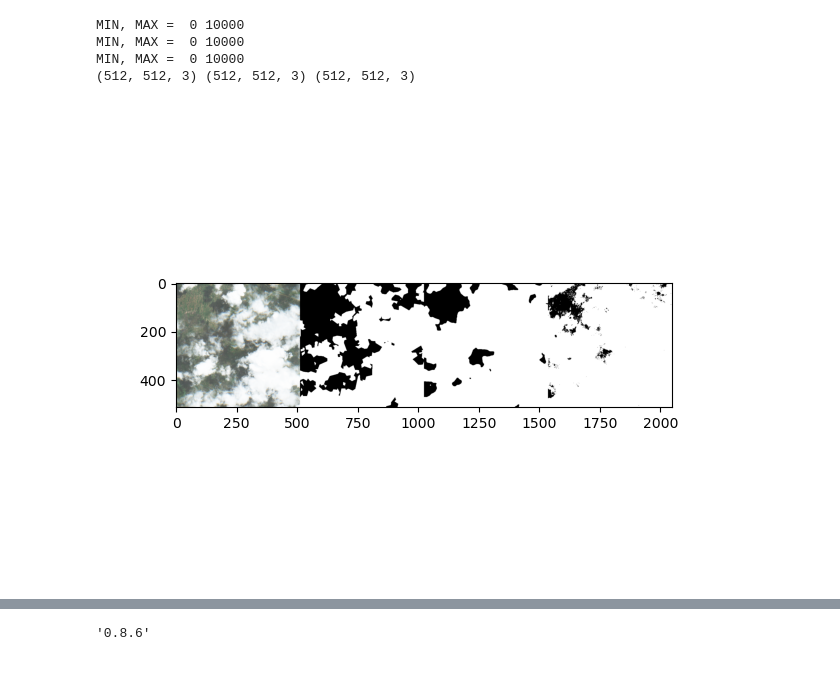
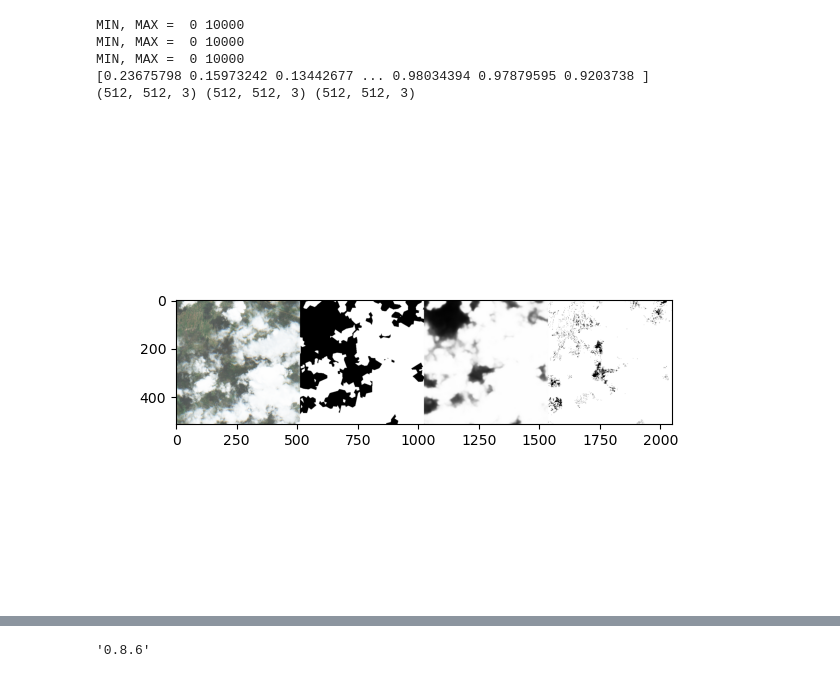
Before and after one commit to georgestein/cloud-segmentation, a Jupyter notebook: notebooks/interactive_worldmap.ipynb, the cells around one changed output, grey strips where cells are left out. Cells and saved outputs as stored; diff of their text form; code cells hidden in the pictures.

```diff
--- a/notebooks/interactive_worldmap.ipynb
+++ b/notebooks/interactive_worldmap.ipynb
@@ -230,36 +233,39 @@ def load_image_and_pred_from_index(index, include_gbm=True):
         true_color_band(B04),
         true_color_band(B03),
         true_color_band(B02),
     ],
         axis=-1).astype(np.uint8)
 
     label = np.load(NUMPY_ARRAY_DIR + f"labels_{ind_start:06}_{ind_end:06}.npy", mmap_mode='r')[ind_in_chunk]
-    pred = np.load(NUMPY_ARRAY_DIR + f"preds_{ind_start:06}_{ind_end:06}.npy", mmap_mode='r')[ind_in_chunk]
+    pred = np.load(NUMPY_ARRAY_DIR + f"preds_unet_{ind_start:06}_{ind_end:06}.npy", mmap_mode='r')[ind_in_chunk]
+
+    print(pred[(pred != 0.) & (pred != 1)])
     label_rgb = (np.broadcast_to(label[..., None], label.shape+(3,))*255).astype(np.uint8)
     pred = (np.broadcast_to(pred[..., None], pred.shape+(3,))*255).astype(np.uint8)
 
     if include_gbm:
-        pred_gbm = np.load(NUMPY_ARRAY_DIR + f"preds_gbm_{ind_start:06}_{ind_end:06}.npy", mmap_mode='r')[ind_in_chunk]
+        pred_gbm = np.load(NUMPY_ARRAY_DIR + f"preds_ctb_{ind_start:06}_{ind_end:06}.npy", mmap_mode='r')[ind_in_chunk]
         pred_gbm = (np.broadcast_to(pred_gbm[..., None], pred_gbm.shape+(3,))*255).astype(np.uint8)
 
         image_plot = np.concatenate((image_true_color, label_rgb, pred, pred_gbm), axis=1)
 
     else:
         image_plot = np.concatenate((image_true_color, label_rgb, pred), axis=1)
 
     print(image_true_color.shape, label_rgb.shape, pred.shape)
 
     return image_plot
 
 im = load_image_and_pred_from_index(1)
 plt.imshow(im)
 plt.show()
 # %% [output]
 MIN, MAX =  0 10000
 MIN, MAX =  0 10000
 MIN, MAX =  0 10000
+[0.23675798 0.15973242 0.13442677 ... 0.98034394 0.97879595 0.9203738 ]
 (512, 512, 3) (512, 512, 3) (512, 512, 3)
-[figure, old version]
+[figure, new version]
 # %%
 import matplotlib.pyplot as plt
 from matplotlib.offsetbox import OffsetImage, AnnotationBbox
```
Also changed, not shown: parts of 3 cells of this notebook, 13 other files.
